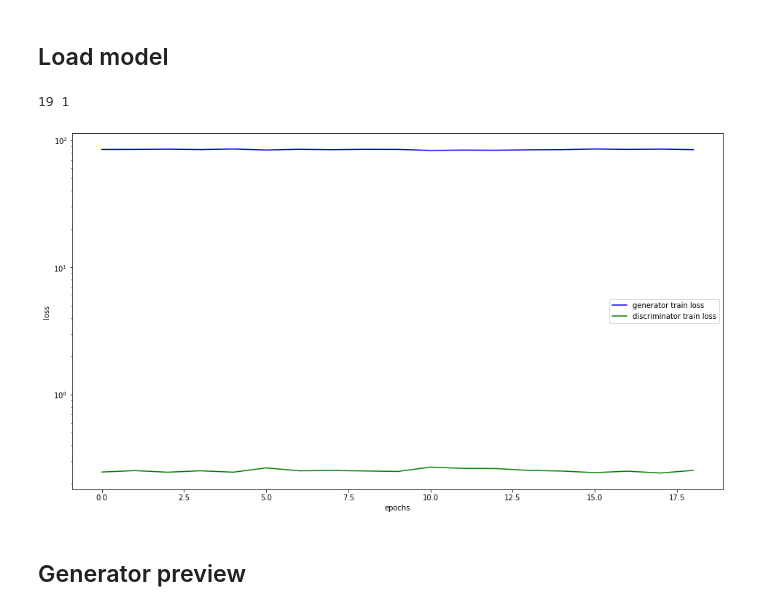
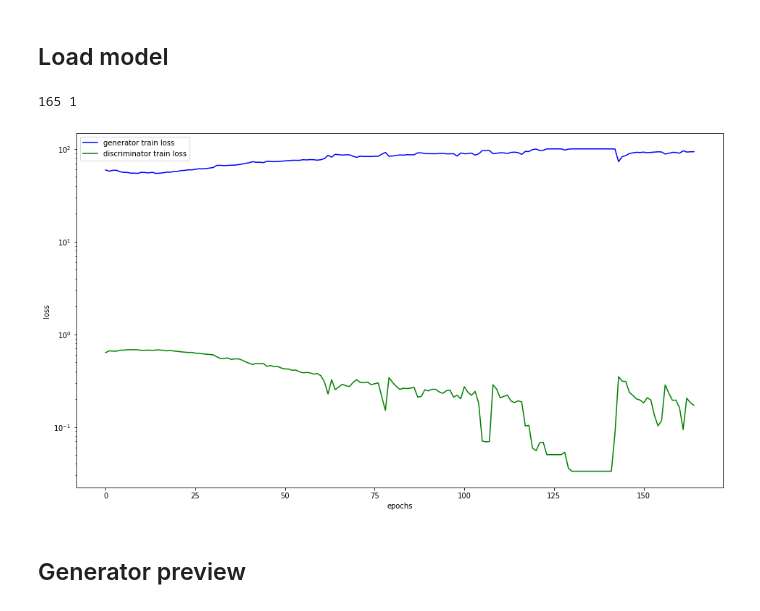
Before and after one commit to adriansuwala/ml2020-21, a Jupyter notebook: projekt/pix2pix.ipynb, the cells around one changed output. Drawn from its saved outputs; the diff is of its cells as text; code cells hidden in the pictures.

```diff
--- a/projekt/pix2pix.ipynb
+++ b/projekt/pix2pix.ipynb
@@ -80,30 +71,0 @@ dataset_test = Facades(root="datasets", folder="test", download=False,
-# %%
-from data_loaders import Maps
-import ab_transforms as abt
-
-config = {
-   'epochs': 50,
-   'batch_size': 1,
-   'learning_rate': 0.0002,
-   'betas': (0.5, 0.999),
-   'lambda': 100,
-   'time': time.strftime("%Y-%m-%d_%H-%M", time.localtime()),
-   'a2b': False,
-   'experiment_name': 'maps',
-   'gen_type': 'ed',
-   'dis_type': 'patchgan',
-   'model_snapshot': {
-       'epoch_period': 1,
-   }
-}
-
-std, mean = config.get('std', 0.5), config.get('mean', 0.5)
-dataset_train = Maps(root="datasets", folder="train", download=True,
-                     transform=abt.Compose([abt.ToTensor(),
-                                            abt.Resize((256, 256)),
-                                            abt.RandomJitter((286,286), (256,256)),
-                                            abt.RandomHorizontalFlip(),
-                                            abt.Normalize(mean, std)]))
-dataset_test = Maps(root="datasets", folder="val", download=False,
-                    transform=abt.Compose([abt.ToTensor(), abt.Resize((256, 256)),
-                                           abt.Normalize(mean, std)]))
@@ -188,12 +139,12 @@ if torch.cuda.is_available():
 else:
     print("CUDA not available. Using CPU.")
 
-if config['gen_type'] == "unet":
+if config['gen_type'].lower() == "unet":
     gen = UNetGenerator(optim=torch.optim.Adam, lr=config['learning_rate'],
                         betas=config['betas'], lambd=config['lambda'],
                         bnorm_track_stats=config.get('bnorm_track_stats', False),
                         explicit_instancenorm=config.get('explicit_instancenorm', False)).to(DEVICE)
-elif config['gen_type'] == "ed":
+elif config['gen_type'].lower() == "ed":
     gen = EncoderDecoderGenerator(optim=torch.optim.Adam, lr=config['learning_rate'],
                                   betas=config['betas'], lambd=config['lambda'],
                                   bnorm_track_stats=config.get('bnorm_track_stats', False),
@@ -201,20 +152,21 @@ elif config['gen_type'] == "ed":
 else:
     raise ValueError("Unknown generator type: %s" % config['gen_type'])
 
-if config['dis_type'] == "patchgan":
+if config['dis_type'].lower() == "patchgan":
     dis = PatchGANDiscriminator(optim=torch.optim.Adam, criterion=torch.nn.BCELoss(),
-                                lr=config['learning_rate'], betas=config['betas']).to(DEVICE)
+                                lr=config['learning_rate'], betas=config['betas'],
+                                avg_outputs=config.get('avg_outputs', True)).to(DEVICE)
 else:
     raise ValueError("Unknown discriminator type: %s" % config['dis_type'])
 
 try:
     from google.colab import drive
     drive.mount('/content/drive')
-    img_path = "drive/MyDrive/images/%s"
+    img_path = "drive/MyDrive/images/"
     model_path = "drive/MyDrive/models/"
 except ImportError:
     print("Not running on Colab. Skipping drive mount.")
-    img_path = "images/%s"
+    img_path = "images/"
     model_path = "models/"
 
 dataloader = torch.utils.data.DataLoader(dataset_train, batch_size=config['batch_size'], shuffle=True, num_workers=0, drop_last=True)
@@ -292,20 +260,20 @@ save_model(path, config['experiment_name'] + ("A2B" if config['a2b'] else "B2A")
 # %%
 # CAUTION: don't overwrite trained models
 try:
     if drive:
-        load_path = "/content/drive/MyDrive/models/FILE_NAME_HERE"
+        load_path = "/content/drive/MyDrive/models/maps_nonormB2Aunet_patchgan_2021-01-26_08-56_164epochs"
 except NameError:
     print("Drive not mounted.")
     load_path = "models/FILE_NAME_HERE"
 
 # EPOCH_OFFSET is only used if you want to train in parts and not break snapshot numbering
 # e.g. 50 epochs now and 50 later, but images in the second wave will be shifted by 50
 EPOCH_OFFSET, BATCH_SIZE2, stats = load_model(load_path, gen, dis, device=DEVICE)
 print(EPOCH_OFFSET, BATCH_SIZE2)
 show_stats(stats)
 # %% [output]
-19 1
+165 1
-[figure, old version]
+[figure, new version]
 # %% [markdown]
 ## Generator preview
 # %%
```
Also changed, not shown: parts of 17 cells of this notebook, 2 other files.
